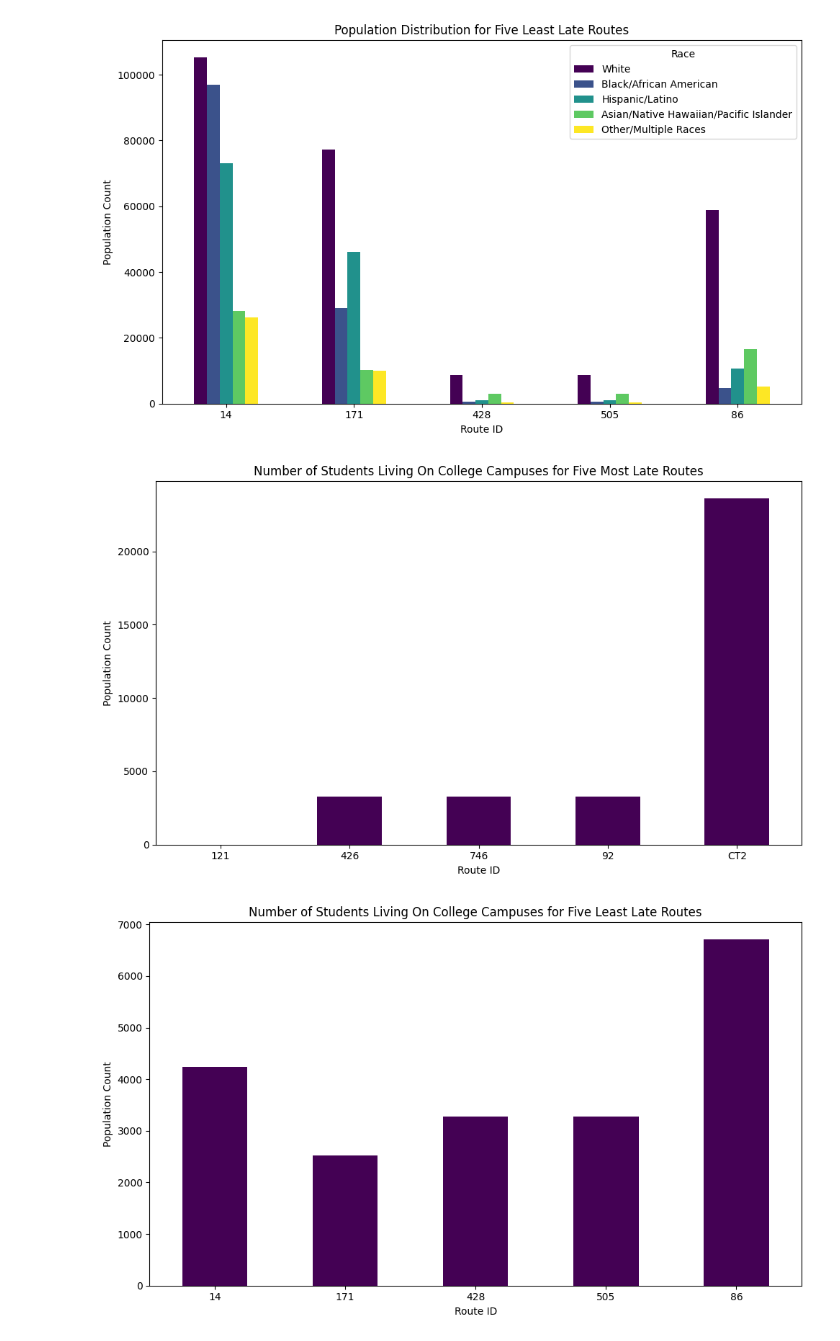
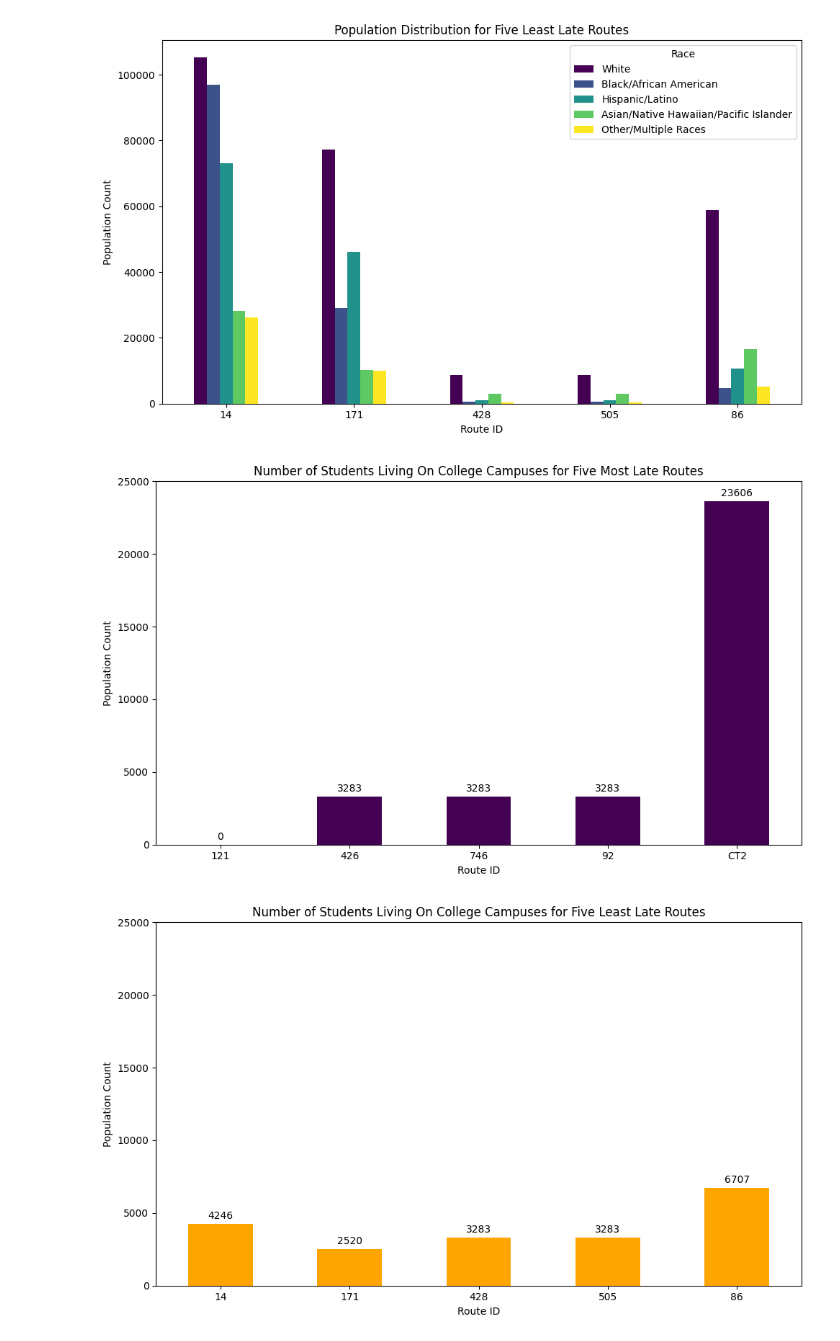
Before and after one commit to BU-Spark/ds-boston-transit-performance, a Jupyter notebook: fa23-team-c/baseques_visual.ipynb, the cells around one changed output. Cells and saved outputs as stored; diff of their text form; code cells hidden in the pictures.

```diff
--- a/fa23-team-c/baseques_visual.ipynb
+++ b/fa23-team-c/baseques_visual.ipynb
@@ -180,20 +180,30 @@ plt.xlabel('Route ID')
 plt.ylabel('Population Count')
 plt.title('Number of Students Living On College Campuses for Five Most Late Routes')
 plt.xticks(rotation=0)
+plt.ylim(0,25000)
+
+for index, value in enumerate(most_late_college_data['College/University student housing']):
+    plt.text(index, value + 200, str(value), ha='center', va='bottom')
+
 plt.tight_layout()
 plt.show()
 # %% [output]
-[figure, old version]
+[figure, new version]
 # %%
 least_late_college_data = least_late_routes_data[['route_id', 'College/University student housing']]
 least_late_college_data.set_index('route_id', inplace=True)
 
-least_late_college_data.plot(kind='bar', figsize=(10,6), colormap='viridis', legend=False)
+least_late_college_data.plot(kind='bar', figsize=(10,6), color='orange', legend=False)
 plt.xlabel('Route ID')
 plt.ylabel('Population Count')
 plt.title('Number of Students Living On College Campuses for Five Least Late Routes')
 plt.xticks(rotation=0)
+plt.ylim(0,25000)
+
+for index, value in enumerate(least_late_college_data['College/University student housing']):
+    plt.text(index, value + 200, str(value), ha='center', va='bottom')
+
 plt.tight_layout()
 plt.show()
 # %% [output]
-[figure, old version]
+[figure, new version]
```
